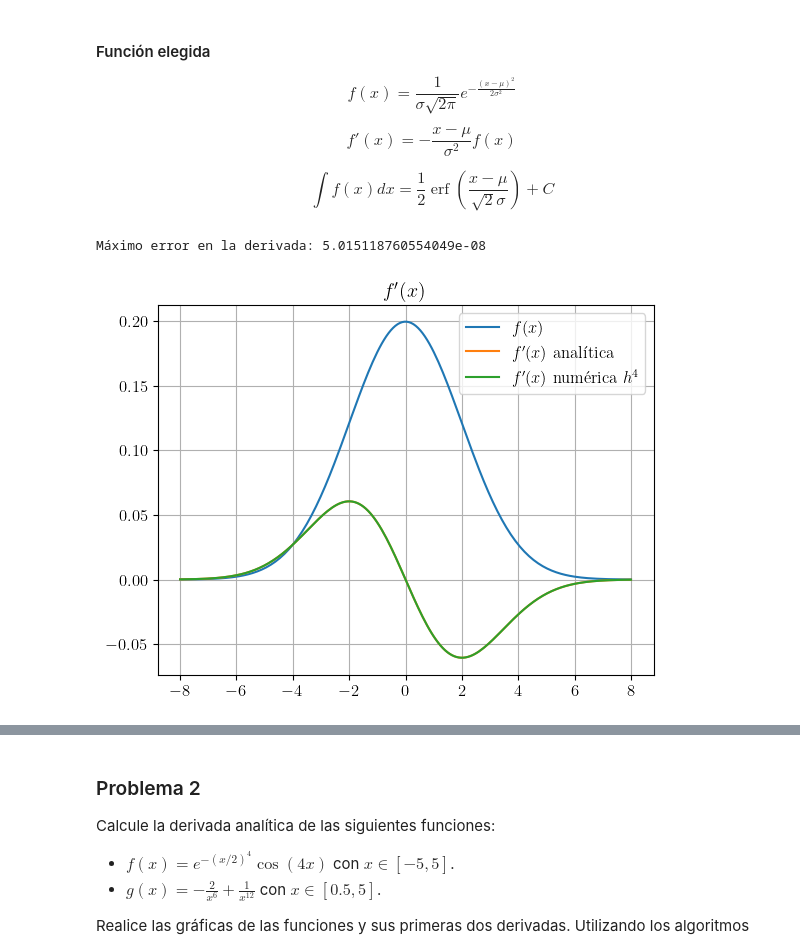
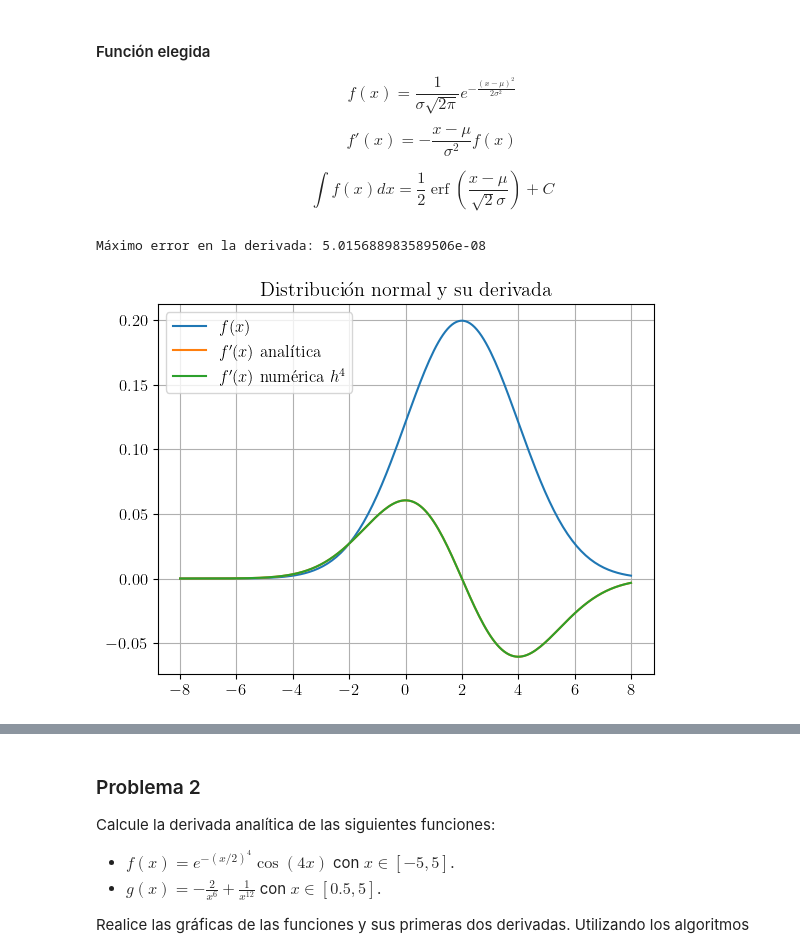
Before and after one commit to tamoaltas/FIS-COMP, a Jupyter notebook: tareas/tarea2.ipynb, the cells around one changed output, grey strips where cells are left out. Saved outputs shown, nothing was run; the diff lists cells and outputs as text; code cells hidden in the pictures.

```diff
--- a/tareas/tarea2.ipynb
+++ b/tareas/tarea2.ipynb
@@ -105,21 +108,21 @@ $$
 def norm_int(x,mu,sigma):
     return 0.5*sp.special.erf((x-mu)/(np.sqrt(2)*sigma))
 # %%
-mu, sigma = 0, 2
+mu, sigma = 2, 2
 x = np.linspace(-8,8,200)
 y = sp.stats.norm.pdf(x,mu,sigma)
 
 dy = -(x - mu)/(sigma**2) * y
 dy_h4 = derivada_h4(y,x)
 print('Máximo error en la derivada:', max(abs(dy-dy_h4)))
 
-plt.title(r"$f'(x)$")
+plt.title('Distribución normal y su derivada')
 plt.plot(x,y ,label=r"$f(x)$")
 plt.plot(x,dy ,label=r"$f'(x)$ analítica")
 plt.plot(x,dy_h4, label=r"$f'(x)$ numérica $h^4$")
 plt.grid(), plt.legend(),
 plt.show()
 # %% [output]
-Máximo error en la derivada: 5.015118760554049e-08
+Máximo error en la derivada: 5.015688983589506e-08
-[figure, old version]
+[figure, new version]
 # %%
```
Also changed, not shown: parts of 31 cells of this notebook.
